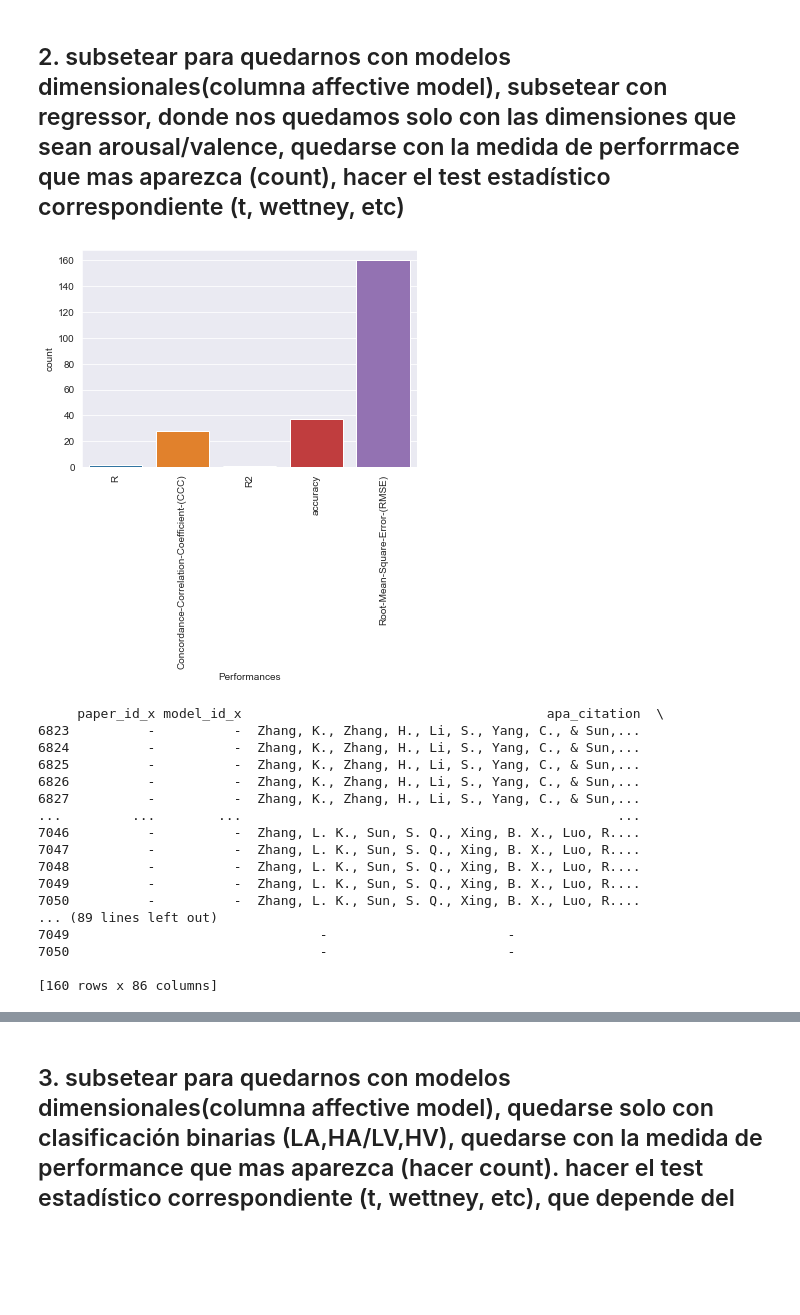
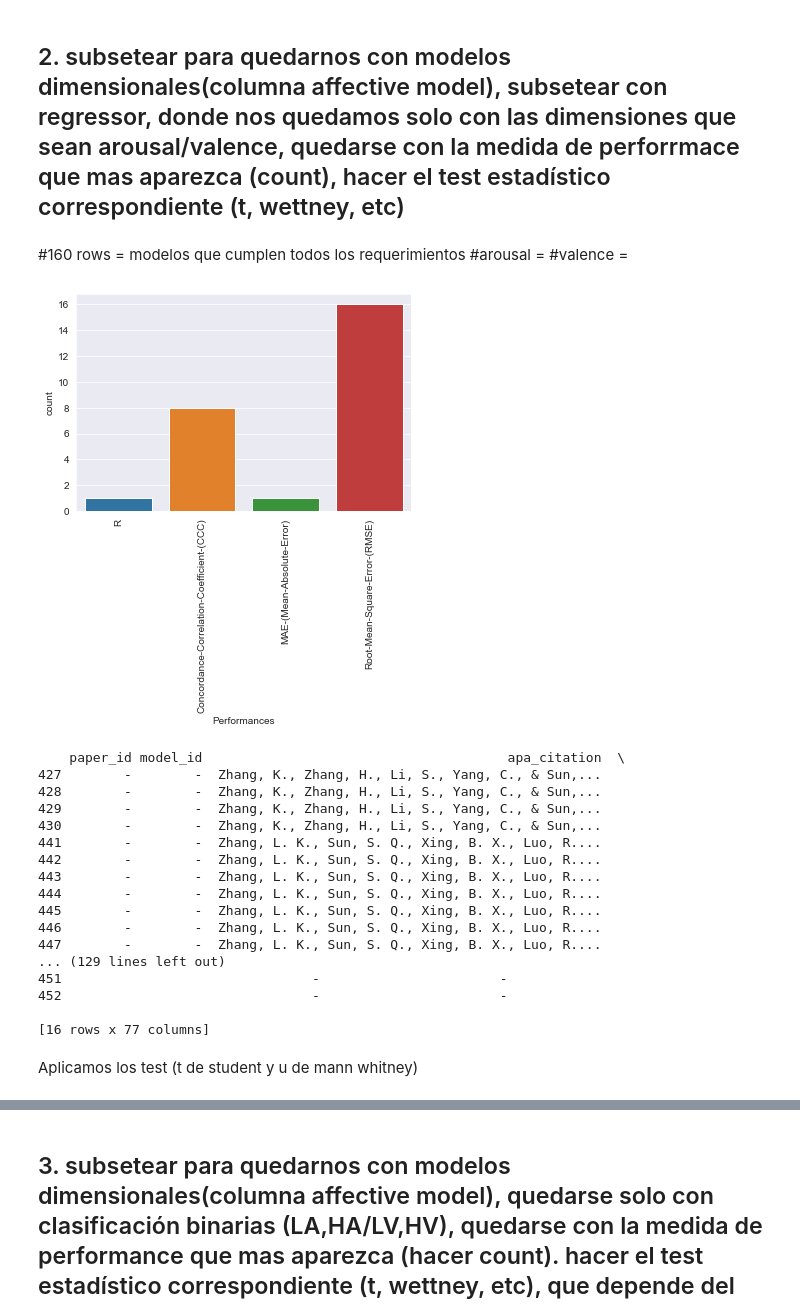
Before and after one commit to tomdamelio/Review_EDA_Emotion_Recognition, a Jupyter notebook: EMMA/notebooks/analisis_exploratorio.ipynb, the cells around one changed output, grey strips where cells are left out. Drawn from its saved outputs; the diff is of its cells as text; code cells hidden in the pictures; blank space fills up the shorter version.

```diff
--- a/EMMA/notebooks/analisis_exploratorio.ipynb
+++ b/EMMA/notebooks/analisis_exploratorio.ipynb
@@ -17,6 +17,7 @@ df_emotion_elicitation_techniques = pd.read_csv('c:\\Users\\LENOVO\\Downloads\\R
 df_eda = pd.read_csv('c:\\Users\\LENOVO\\Downloads\\Review_EDA_Emotion_Recognition\\EMMA\\data\\cleaned\\Tabla Normalizada - EDA.csv')
 df_statistical_learning_models = pd.read_csv('c:\\Users\\LENOVO\\Downloads\\Review_EDA_Emotion_Recognition\\EMMA\\data\\cleaned\\Tabla Normalizada - Statistical Learning model.csv')
 df_performances = pd.read_csv('c:\\Users\\LENOVO\\Downloads\\Review_EDA_Emotion_Recognition\\EMMA\\data\\cleaned\\Tabla Normalizada - Performances.csv')
+df_alg_perf = pd.read_csv('c:\\Users\\LENOVO\\Downloads\\Review_EDA_Emotion_Recognition\\EMMA\\data\\cleaned\\Tabla Normalizada - Alg_Perf.csv')
 # %% [markdown]
 ## 1. grafico de barra por año para modelos categoriales y dimensionales
 # %%
@@ -35,56 +36,66 @@ plt.show()
 [figure]
 # %% [markdown]
 ## 2. subsetear para quedarnos con modelos dimensionales(columna affective model), subsetear con regressor, donde nos quedamos solo con las dimensiones que sean arousal/valence, quedarse con la medida de perforrmace que mas aparezca (count), hacer el test estadístico correspondiente (t, wettney, etc)
+# %% [markdown]
+
+
+
+#160 rows = modelos que cumplen todos los requerimientos
+#arousal =
+#valence =
 # %%
 
 #unir data frames, y subseteo por: modelos dimensionales, tipo regressor, dimensiones arousal/valence
-df = df_statistical_learning_models.merge(df_performances, on='apa_citation', how='inner')
+df = df_alg_perf
 df = df[df['affective_model'] == 'dimensional']
 df = df[df['is_regressor'].isin(['x', 'X'])]
-df = df[df['regre_model_output_dimensions'].isin(['arousal', 'valence', 'arousal, valence'])]
+df = df[df['regre_model_output_dimensions'].isin(['arousal', 'valence'])]
 
 #que medida de performance mas aparece? - es RMSE
 #dataframe con performances
 df_performance_medidas = df.iloc[:,67:]
 
 df_performance_medidas = df_performance_medidas.fillna('No')
 df_performance_medidas = df_performance_medidas.replace('-', 'No')
 df_performance_medidas=df_performance_medidas.mask(df_performance_medidas != 'No','Yes')
 
+#obtener performance mas frecuente
 def get_value(row):
     for c in df_performance_medidas.columns:
         if row[c] == 'Yes':
             return c
 
 df_performance_medidas = df_performance_medidas.apply(get_value, axis=1)
 df_performance_medidas = pd.DataFrame(df_performance_medidas)
 df_performance_medidas.columns = ['Performances']
 
 sns.countplot(x='Performances', data=df_performance_medidas)
 plt.xticks(rotation=90)
 plt.show()
 
 #subseteo por la medida de performance que mas aparece
 df = df.fillna('-')
 df = df[df['Root-Mean-Square-Error-(RMSE)'] != '-']
 
-#160 rows = modelos que cumplen todos los requerimientos
+print(df)
 # %% [output]
-[figure, old version]
+[figure, new version]
-     paper_id_x model_id_x                                       apa_citation  \
-6823          -          -  Zhang, K., Zhang, H., Li, S., Yang, C., & Sun,...
-6824          -          -  Zhang, K., Zhang, H., Li, S., Yang, C., & Sun,...
-6825          -          -  Zhang, K., Zhang, H., Li, S., Yang, C., & Sun,...
-6826          -          -  Zhang, K., Zhang, H., Li, S., Yang, C., & Sun,...
-6827          -          -  Zhang, K., Zhang, H., Li, S., Yang, C., & Sun,...
-...         ...        ...                                                ...
-7046          -          -  Zhang, L. K., Sun, S. Q., Xing, B. X., Luo, R....
-7047          -          -  Zhang, L. K., Sun, S. Q., Xing, B. X., Luo, R....
-7048          -          -  Zhang, L. K., Sun, S. Q., Xing, B. X., Luo, R....
-7049          -          -  Zhang, L. K., Sun, S. Q., Xing, B. X., Luo, R....
-7050          -          -  Zhang, L. K., Sun, S. Q., Xing, B. X., Luo, R....
-... (89 lines left out)
-7049                                -                       -
-7050                                -                       -
+    paper_id model_id                                       apa_citation  \
+427        -        -  Zhang, K., Zhang, H., Li, S., Yang, C., & Sun,...
+428        -        -  Zhang, K., Zhang, H., Li, S., Yang, C., & Sun,...
+429        -        -  Zhang, K., Zhang, H., Li, S., Yang, C., & Sun,...
+430        -        -  Zhang, K., Zhang, H., Li, S., Yang, C., & Sun,...
+441        -        -  Zhang, L. K., Sun, S. Q., Xing, B. X., Luo, R....
+442        -        -  Zhang, L. K., Sun, S. Q., Xing, B. X., Luo, R....
+443        -        -  Zhang, L. K., Sun, S. Q., Xing, B. X., Luo, R....
+444        -        -  Zhang, L. K., Sun, S. Q., Xing, B. X., Luo, R....
+445        -        -  Zhang, L. K., Sun, S. Q., Xing, B. X., Luo, R....
+446        -        -  Zhang, L. K., Sun, S. Q., Xing, B. X., Luo, R....
+447        -        -  Zhang, L. K., Sun, S. Q., Xing, B. X., Luo, R....
+... (129 lines left out)
+451                                -                       -
+452                                -                       -
 
-[160 rows x 86 columns]
+[16 rows x 77 columns]
+# %% [markdown]
+Aplicamos los test (t de student y u de mann whitney)
```
Also changed, not shown: parts of 3 cells of this notebook, 1 other file.
